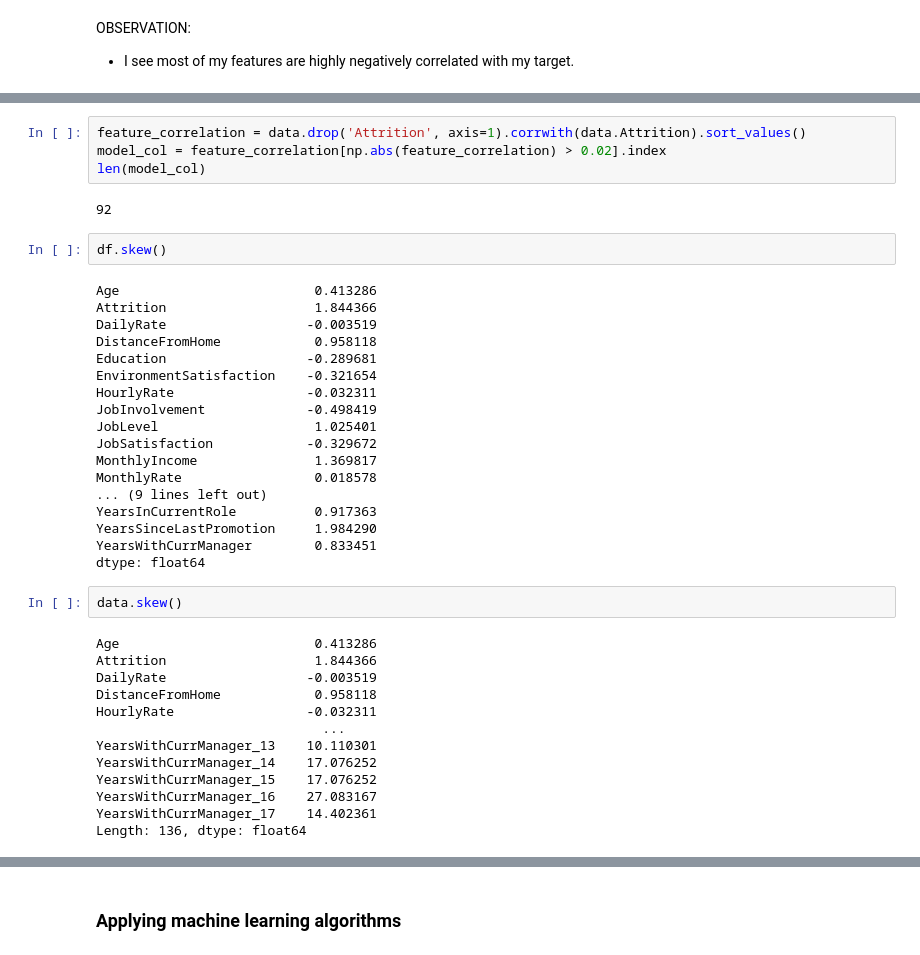
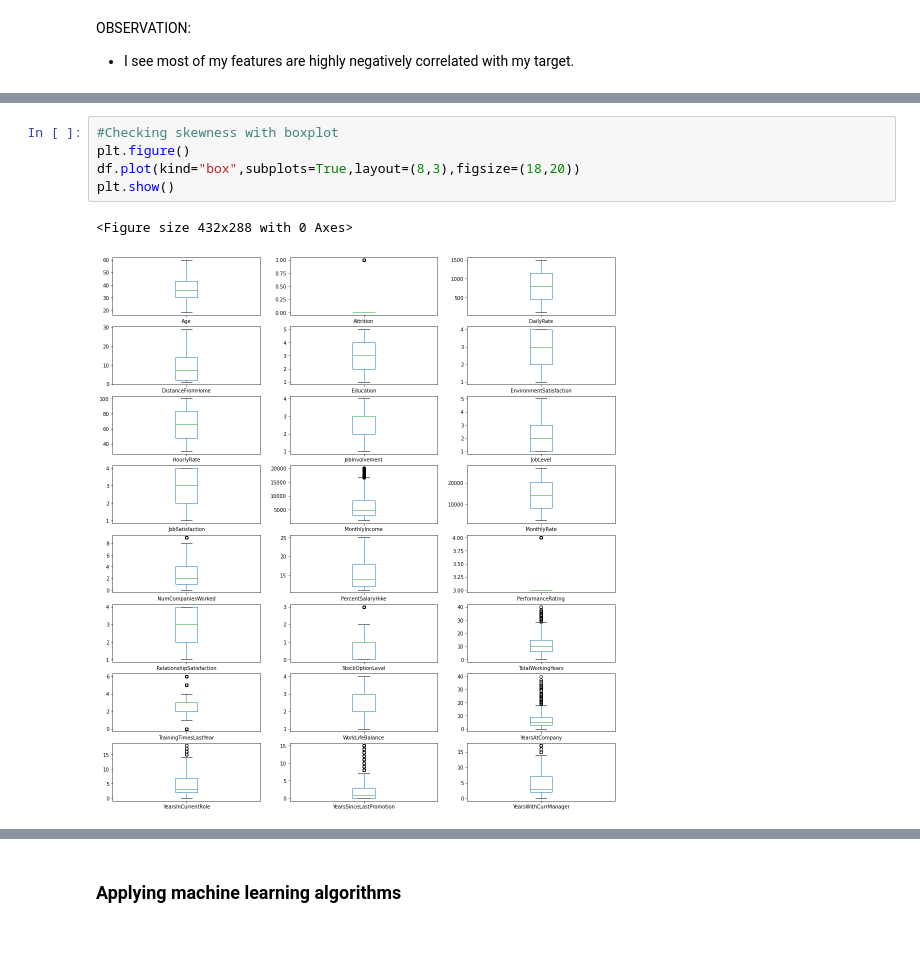
Before and after one commit to Aliakbar2/Datatrained, a Jupyter notebook: HR_analytics_SOLVED.ipynb, the cells around one changed output, grey strips where cells are left out. Drawn from its saved outputs; the diff is of its cells as text.

```diff
--- a/HR_analytics_SOLVED.ipynb
+++ b/HR_analytics_SOLVED.ipynb
@@ -456,41 +405,8 @@ data.drop('Attrition', axis=1).corrwith(data.Attrition).sort_values().plot(kind=
-# %%
-feature_correlation = data.drop('Attrition', axis=1).corrwith(data.Attrition).sort_values()
-model_col = feature_correlation[np.abs(feature_correlation) > 0.02].index
-len(model_col)
-# %% [output]
-92
-# %%
-df.skew()
-# %% [output]
-Age                         0.413286
-Attrition                   1.844366
-DailyRate                  -0.003519
-DistanceFromHome            0.958118
-Education                  -0.289681
-EnvironmentSatisfaction    -0.321654
-HourlyRate                 -0.032311
-JobInvolvement             -0.498419
-JobLevel                    1.025401
-JobSatisfaction            -0.329672
-MonthlyIncome               1.369817
-MonthlyRate                 0.018578
-... (9 lines left out)
-YearsInCurrentRole          0.917363
-YearsSinceLastPromotion     1.984290
-YearsWithCurrManager        0.833451
-dtype: float64
-# %%
-data.skew()
-# %% [output]
-Age                         0.413286
-Attrition                   1.844366
-DailyRate                  -0.003519
-DistanceFromHome            0.958118
-HourlyRate                 -0.032311
-                             ...
-YearsWithCurrManager_13    10.110301
-YearsWithCurrManager_14    17.076252
-YearsWithCurrManager_15    17.076252
-YearsWithCurrManager_16    27.083167
-YearsWithCurrManager_17    14.402361
-Length: 136, dtype: float64
+# %%
+#Checking skewness with boxplot
+plt.figure()
+df.plot(kind="box",subplots=True,layout=(8,3),figsize=(18,20))
+plt.show()
+# %% [output]
+<Figure size 432x288 with 0 Axes>
+[figure, added]
```
Also changed, not shown: parts of 70 cells of this notebook.
